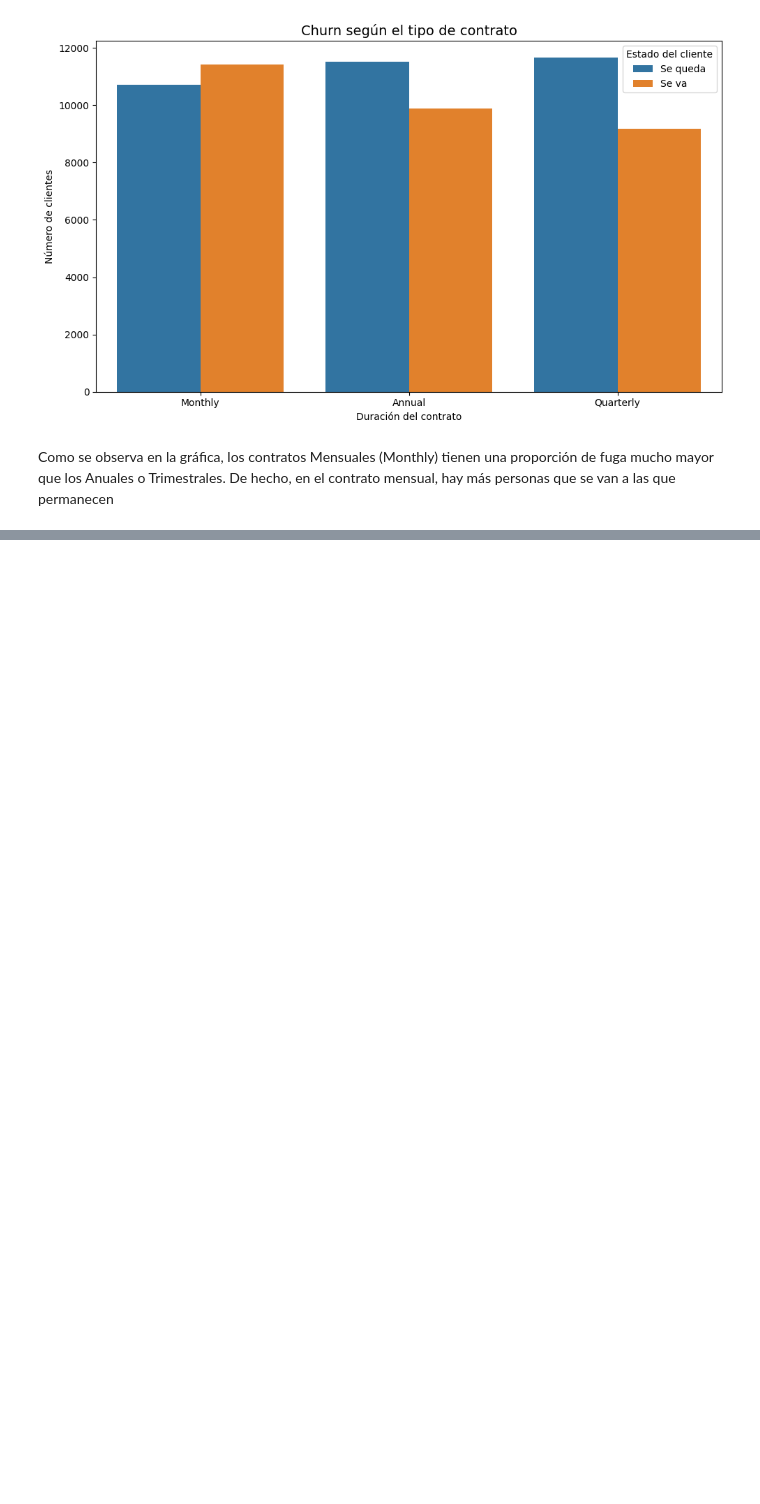
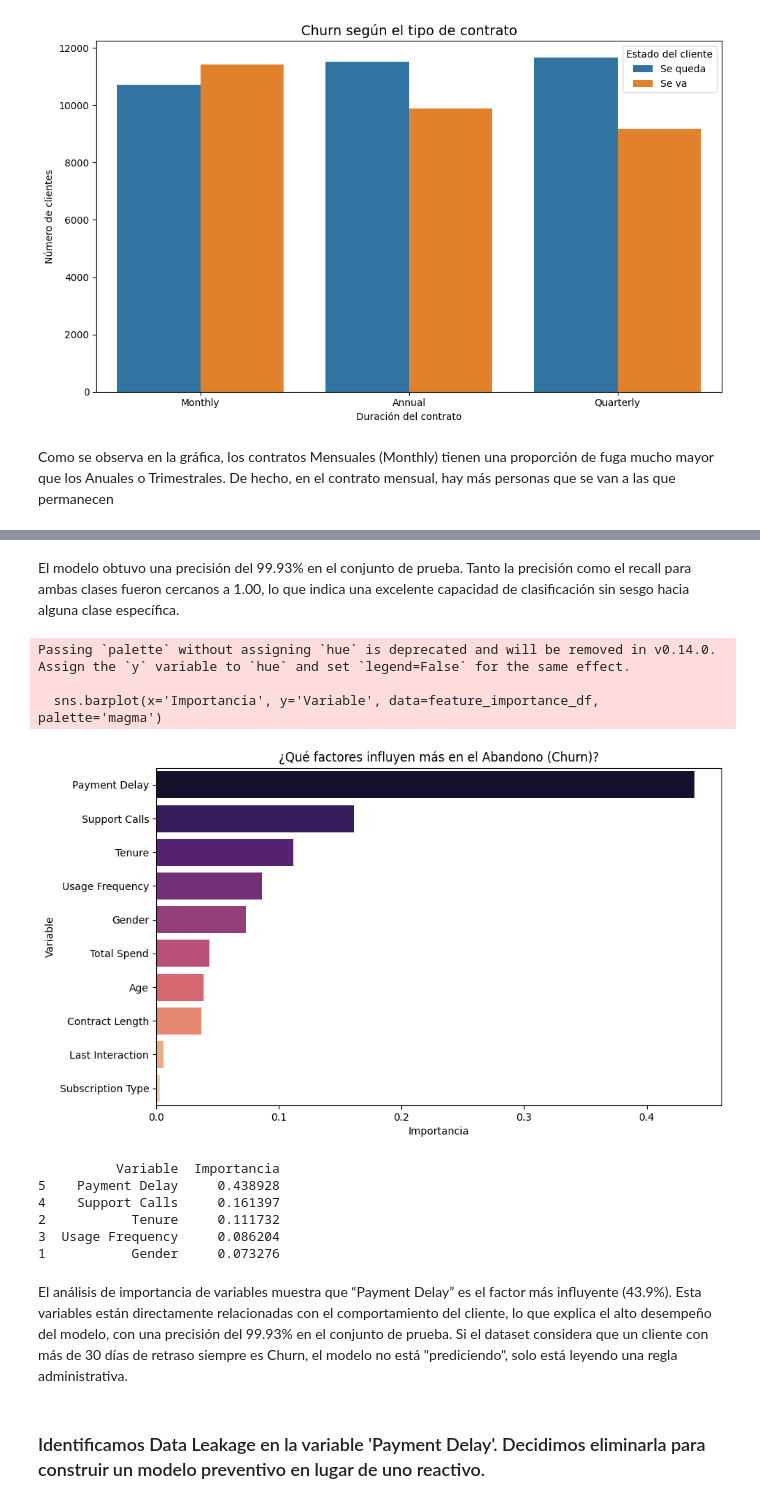
Before and after one commit to BrianSilenT/churninsight-hackaton, a Jupyter notebook: data-science/notebooks/churn.ipynb, the cells around one changed output, grey strips where cells are left out. Saved outputs shown, nothing was run; the diff lists cells and outputs as text; code cells hidden in the pictures; blank space fills up the shorter version.

Commit message:
feat:se agrego el entrenamiento de modelo

```diff
--- a/data-science/notebooks/churn.ipynb
+++ b/data-science/notebooks/churn.ipynb
@@ -234,0 +256,8 @@ Como se observa en la gráfica, los contratos Mensuales (Monthly) tienen una pro
+# %%
+# Si hubo algún error en el mapeo, aparecerán nulos. Los eliminamos para no romper el modelo.
+nulos_despues = df_ml.isnull().sum().sum()
+if nulos_despues > 0:
+    print(f"Se encontraron {nulos_despues} valores no reconocidos en el mapeo. Limpiando...")
+    df_ml = df_ml.dropna()
+else:
+    print("No se encontraron valores nulos")
@@ -234,0 +291,12 @@ Como se observa en la gráfica, los contratos Mensuales (Monthly) tienen una pro
+# %%
+from sklearn.model_selection import train_test_split
+
+X = df_ml.drop('Churn', axis=1)
+y = df_ml['Churn']
+
+X_train, X_test, y_train, y_test = train_test_split(
+    X, y, test_size=0.2, random_state=42, stratify=y
+)
+
+print(f"Entrenamiento 80%: {X_train.shape[0]} registros")
+print(f"Prueba 20%: {X_test.shape[0]} registros")
@@ -234,0 +308,13 @@ Como se observa en la gráfica, los contratos Mensuales (Monthly) tienen una pro
+# %%
+from sklearn.ensemble import RandomForestClassifier
+from sklearn.metrics import classification_report, accuracy_score
+
+# 1. Creamos el modelo
+# n_estimators=100 significa que el bosque tendrá 100 árboles trabajando juntos
+rf_model = RandomForestClassifier(n_estimators=100, random_state=42)
+
+# 2. Entrenamos el modelo con nuestros datos de entrenamiento
+rf_model.fit(X_train, y_train)
+
+# 3. Ponemos a prueba al modelo pidiéndole que prediga los datos (X_test)
+y_pred = rf_model.predict(X_test)
@@ -234,0 +341,29 @@ Como se observa en la gráfica, los contratos Mensuales (Monthly) tienen una pro
+# %% [markdown]
+El modelo obtuvo una precisión del 99.93% en el conjunto de prueba. Tanto la precisión como el recall para ambas clases fueron cercanos a 1.00, lo que indica una excelente capacidad de clasificación sin sesgo hacia alguna clase específica.
+# %%
+# Graficar la importancia de las variables
+importances = rf_model.feature_importances_
+feature_names = X.columns
+feature_importance_df = pd.DataFrame({'Variable': feature_names, 'Importancia': importances}).sort_values(by='Importancia', ascending=False)
+
+plt.figure(figsize=(10, 6))
+sns.barplot(x='Importancia', y='Variable', data=feature_importance_df, palette='magma')
+plt.title('¿Qué factores influyen más en el Abandono (Churn)?')
+plt.show()
+
+print(feature_importance_df.head(5))
+# %% [output]
+Passing `palette` without assigning `hue` is deprecated and will be removed in v0.14.0. Assign the `y` variable to `hue` and set `legend=False` for the same effect.
+
+  sns.barplot(x='Importancia', y='Variable', data=feature_importance_df, palette='magma')
+[figure, added]
+          Variable  Importancia
+5    Payment Delay     0.438928
+4    Support Calls     0.161397
+2           Tenure     0.111732
+3  Usage Frequency     0.086204
+1           Gender     0.073276
+# %% [markdown]
+El análisis de importancia de variables muestra que “Payment Delay” es el factor más influyente (43.9%). Esta variables están directamente relacionadas con el comportamiento del cliente, lo que explica el alto desempeño del modelo, con una precisión del 99.93% en el conjunto de prueba. Si el dataset considera que un cliente con más de 30 días de retraso siempre es Churn, el modelo no está "prediciendo", solo está leyendo una regla administrativa.
+# %% [markdown]
+ ### Identificamos Data Leakage en la variable 'Payment Delay'. Decidimos eliminarla para construir un modelo preventivo en lugar de uno reactivo.
```
Also changed, not shown: parts of 12 cells of this notebook.
